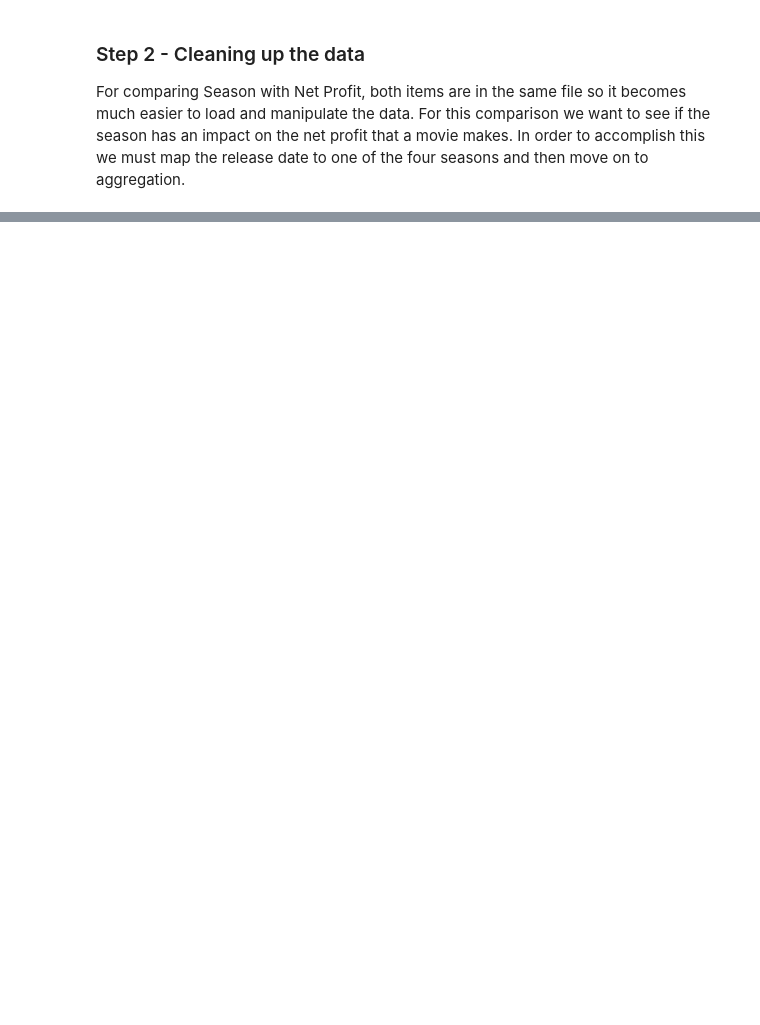
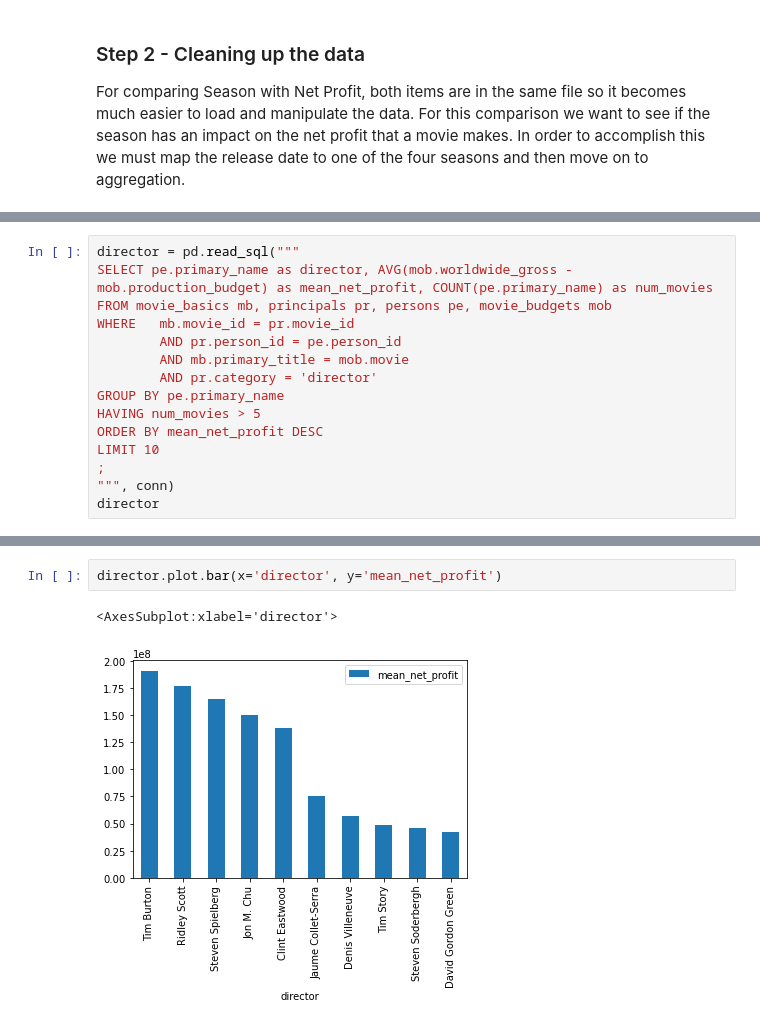
Before and after one commit to rolandrao/capstone-repo, a Jupyter notebook: notebooks/Roland Rao/roland_working_notebook.ipynb, the cells around one changed output, grey strips where cells are left out. Cells and saved outputs as stored; diff of their text form; blank space fills up the shorter version.

```diff
--- a/notebooks/Roland Rao/roland_working_notebook.ipynb
+++ b/notebooks/Roland Rao/roland_working_notebook.ipynb
@@ -219,0 +85,15 @@ group_by_season.plot.bar(x='season', y='net_profit')
+# %%
+director = pd.read_sql("""
+SELECT pe.primary_name as director, AVG(mob.worldwide_gross - mob.production_budget) as mean_net_profit, COUNT(pe.primary_name) as num_movies
+FROM movie_basics mb, principals pr, persons pe, movie_budgets mob
+WHERE   mb.movie_id = pr.movie_id
+        AND pr.person_id = pe.person_id
+        AND mb.primary_title = mob.movie
+        AND pr.category = 'director'
+GROUP BY pe.primary_name
+HAVING num_movies > 5
+ORDER BY mean_net_profit DESC
+LIMIT 10
+;
+""", conn)
+director
@@ -219,0 +112,5 @@ group_by_season.plot.bar(x='season', y='net_profit')
+# %%
+director.plot.bar(x='director', y='mean_net_profit')
+# %% [output]
+<AxesSubplot:xlabel='director'>
+[figure, added]
```
Also changed, not shown: parts of 23 cells of this notebook.
